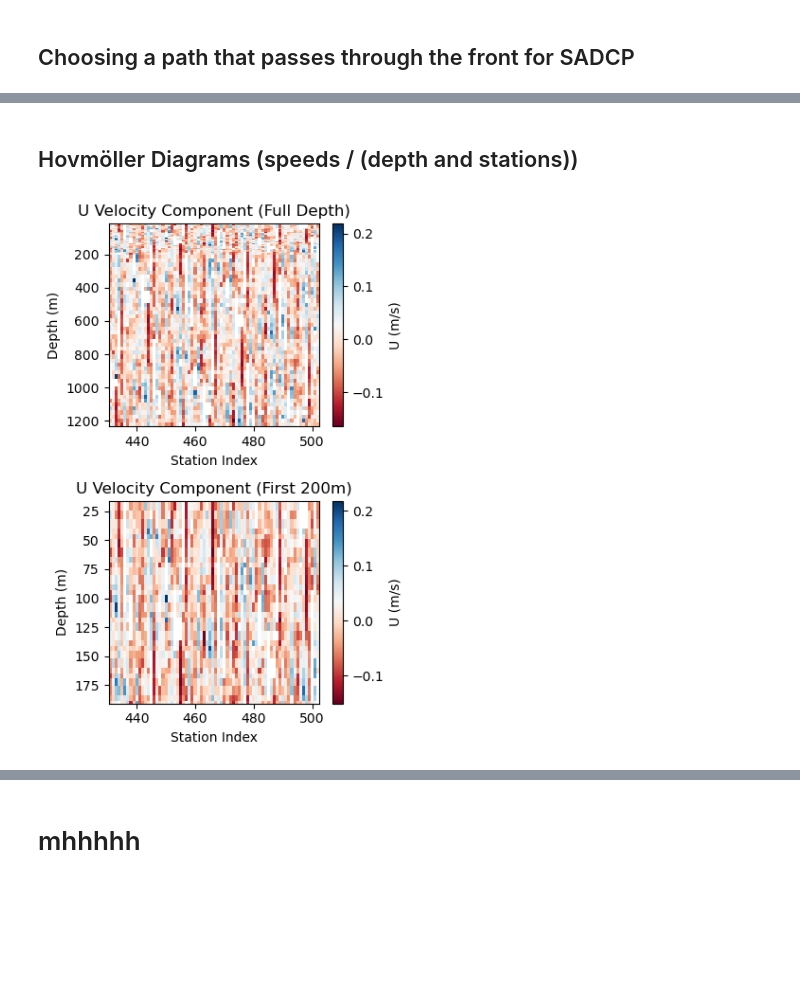
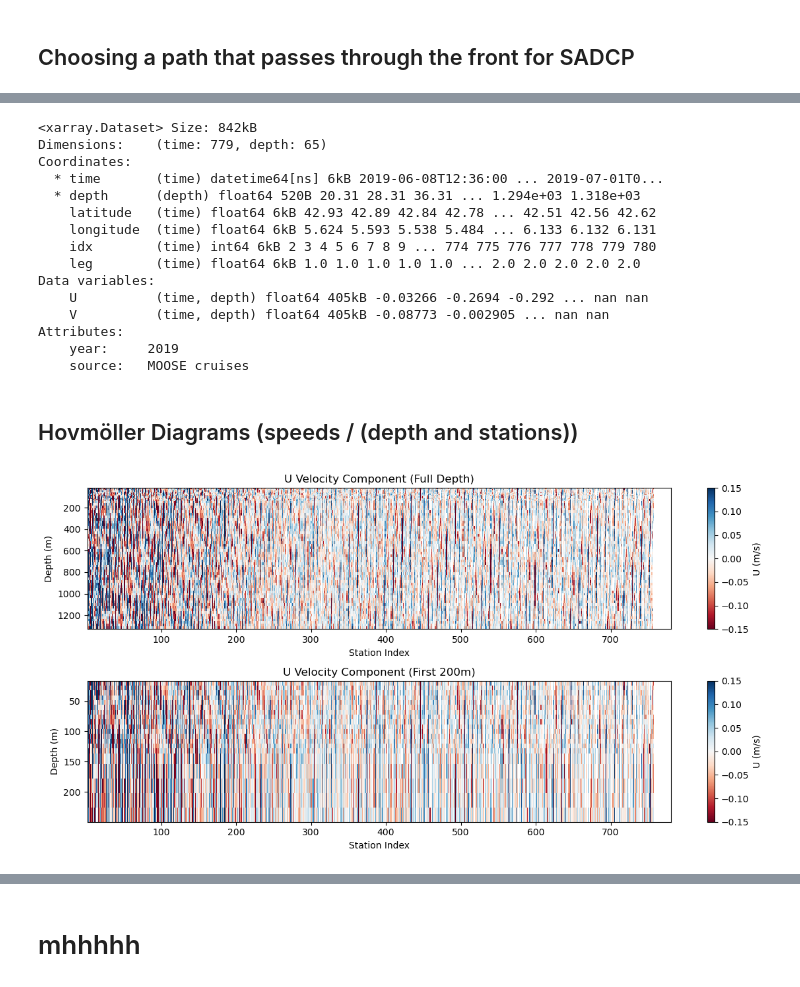
Before and after one commit to juliencollard2001/FOET_Northern_Gyre, a Jupyter notebook: SLADCP_vis.ipynb, the cells around one changed output, grey strips where cells are left out. Cells and saved outputs as stored; diff of their text form; code cells hidden in the pictures; blank space fills up the shorter version.

```diff
--- a/SLADCP_vis.ipynb
+++ b/SLADCP_vis.ipynb
@@ -16,7 +16,7 @@ from T_S_diagram import ts_diagram
 from data_loading import get_LADCP, get_SADCP,get_2021_CTD_data
 # %%
 # Load the data from the file
-year = 2021
+year = 2019
 
 SADCP = get_SADCP(year)
 LADCP = get_LADCP(year)
@@ -67,8 +67,8 @@ plt.show()
 # %%
 fig, ax = plt.subplots(1,1,figsize=(6,4),subplot_kw={'projection': ccrs.PlateCarree()})
 
-N0 = 430
-N1 = 503
+N0 = 1
+N1 = 800
 sc = ax.scatter (SADCP['longitude'][N0:N1],SADCP['latitude'][N0:N1], s=10, c=SADCP['idx'][N0:N1], cmap='gist_rainbow', alpha=0.8)
 ax.set_extent([0, 12, 38, 45])
 ax.add_feature(cfeature.LAND)
@@ -104,29 +107,49 @@ Attributes:
+# %%
+Coupe1 = Coupe1.isel(depth=slice(0,-1))
+depth_200m = Coupe1.isel(depth=slice(0,20))
+Coupe1
+# %% [output]
+<xarray.Dataset> Size: 842kB
+Dimensions:    (time: 779, depth: 65)
+Coordinates:
+  * time       (time) datetime64[ns] 6kB 2019-06-08T12:36:00 ... 2019-07-01T0...
+  * depth      (depth) float64 520B 20.31 28.31 36.31 ... 1.294e+03 1.318e+03
+    latitude   (time) float64 6kB 42.93 42.89 42.84 42.78 ... 42.51 42.56 42.62
+    longitude  (time) float64 6kB 5.624 5.593 5.538 5.484 ... 6.133 6.132 6.131
+    idx        (time) int64 6kB 2 3 4 5 6 7 8 9 ... 774 775 776 777 778 779 780
+    leg        (time) float64 6kB 1.0 1.0 1.0 1.0 1.0 ... 2.0 2.0 2.0 2.0 2.0
+Data variables:
+    U          (time, depth) float64 405kB -0.03266 -0.2694 -0.292 ... nan nan
+    V          (time, depth) float64 405kB -0.08773 -0.002905 ... nan nan
+Attributes:
+    year:     2019
+    source:   MOOSE cruises
 # %% [markdown]
 ## Hovmöller Diagrams (speeds / (depth and stations))
 # %%
-fig, ax = plt.subplots(2, 1, figsize=(4, 6))
+fig, ax = plt.subplots(2, 1, figsize=(12, 6))
 
 # Plot for the entire depth range
-c = ax[0].pcolormesh(Coupe1['idx'], Coupe1['depth'], Coupe1['U'].T, cmap='RdBu', shading='auto')
+c = ax[0].pcolormesh(Coupe1['idx'], Coupe1['depth'], Coupe1['U'].T, cmap='RdBu', vmin = -0.15,vmax = 0.15, shading='auto')
 ax[0].set_xlabel('Station Index')
 ax[0].set_ylabel('Depth (m)')
 ax[0].set_title('U Velocity Component (Full Depth)')
 cbar = fig.colorbar(c, ax=ax[0])
 cbar.set_label('U (m/s)')
 ax[0].invert_yaxis()
 
 # Plot for the first 200 meters
-depth_200m = Coupe1.sel(depth=slice(0, 200))
-c = ax[1].pcolormesh(depth_200m['idx'], depth_200m['depth'], depth_200m['U'].T, cmap='RdBu', shading='auto')
+
+c = ax[1].pcolormesh(depth_200m['idx'], depth_200m['depth'], depth_200m['U'].T, cmap='RdBu',vmin = -0.15,vmax = 0.15, shading='auto')
 ax[1].set_xlabel('Station Index')
 ax[1].set_ylabel('Depth (m)')
 ax[1].set_title('U Velocity Component (First 200m)')
 cbar = fig.colorbar(c, ax=ax[1])
 cbar.set_label('U (m/s)')
 ax[1].invert_yaxis()
 
 plt.tight_layout()
 plt.show()
 # %% [output]
-[figure, old version]
+[figure, new version]
 # %%
```
Also changed, not shown: parts of 9 cells of this notebook.
